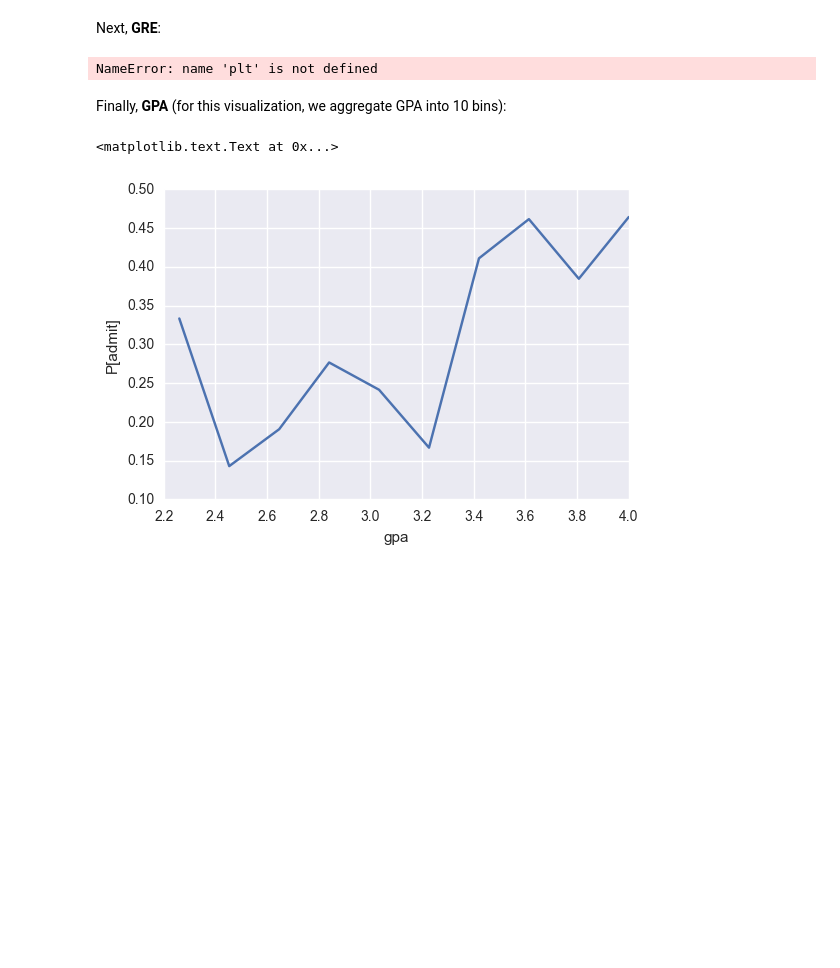
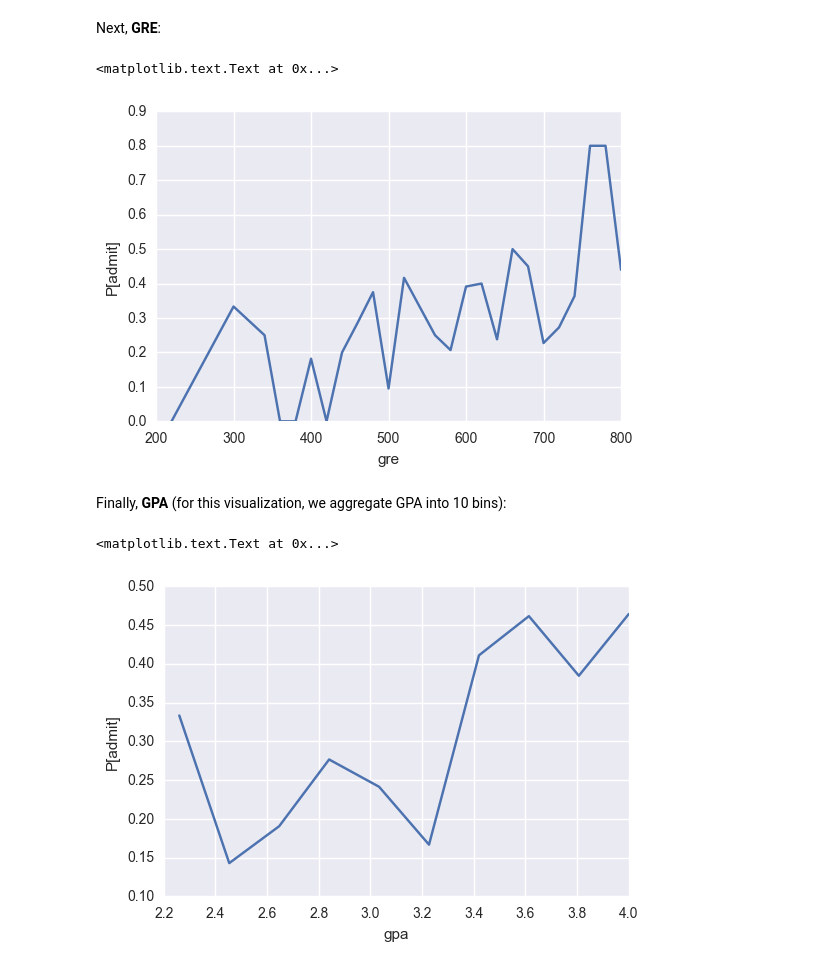
Before and after one commit to mcrovella/CS506-Computational-Tools-for-Data-Science, a Jupyter notebook: 18-Regression-II-Logistic.ipynb, the cells around one changed output. Cells and saved outputs as stored; diff of their text form; code cells hidden in the pictures; blank space fills up the shorter version.

```diff
--- a/18-Regression-II-Logistic.ipynb
+++ b/18-Regression-II-Logistic.ipynb
@@ -120,9 +151,10 @@ Next, __GRE__:
 # %%
 plt.plot(df.groupby('gre').mean()['admit'])
 plt.xlabel('gre')
-plt.ylabel('P[admit]')
+_=plt.ylabel('P[admit]')
 # %% [output]
-NameError: name 'plt' is not defined
+<matplotlib.text.Text at 0x...>
+[figure, added]
 # %% [markdown]
 Finally, __GPA__ (for this visualization, we aggregate GPA into 10 bins):
 # %%
```
Also changed, not shown: parts of 69 cells of this notebook.
